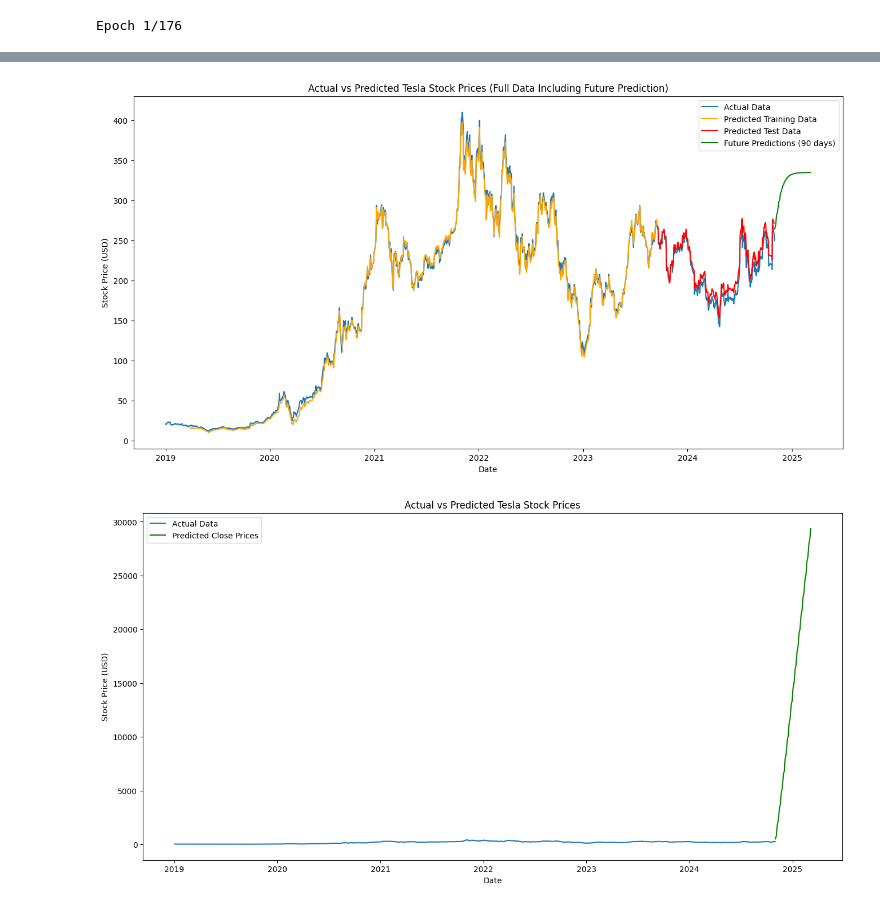
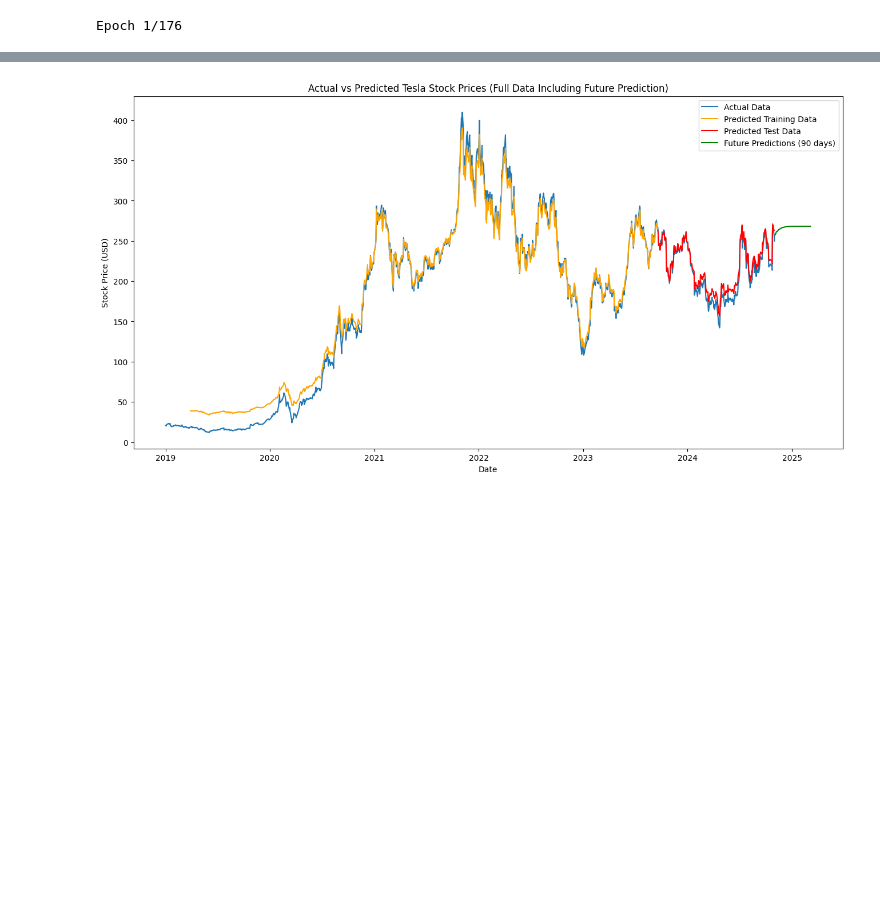
Before and after one commit to TrieuHuynh174/-STAT3013.-P11_Nhom8, a Jupyter notebook: Run LSTM.ipynb, the cells around one changed output, grey strips where cells are left out. Cells and saved outputs as stored; diff of their text form; code cells hidden in the pictures; blank space fills up the shorter version.

```diff
--- a/Run LSTM.ipynb
+++ b/Run LSTM.ipynb
@@ -74,7 +74,7 @@ print(f'Test MAPE: {test_mape:.2%}')
 print(f'Test MAE: {test_mae:.2f}')
 
 # Function to reset random seeds
-def reset_random_seeds(seed=567):
+def reset_random_seeds(seed=11):
     np.random.seed(seed)
     tf.random.set_seed(seed)
 
@@ -117,26 +117,5 @@ plt.xlabel('Date')
 plt.ylabel('Stock Price (USD)')
 plt.legend()
 plt.show()
-# Tính giá trị Close_predicted từ Close và Close_diff
-merged_data['Close_predicted'] = merged_data['Close'].shift(1) + merged_data['Close_diff']
-
-# Với dự đoán từ mô hình
-predicted_close = []
-prev_close = merged_data['Close'].iloc[-1]  # Lấy giá trị Close cuối cùng làm mốc
-
-for diff in future_predictions_rescaled:  # future_predictions_rescaled là các giá trị dự đoán từ Close_diff
-    next_close = prev_close + diff
-    predicted_close.append(next_close)
-    prev_close = next_close
-
-# Vẽ biểu đồ
-plt.figure(figsize=(16, 8))
-plt.plot(merged_data.index, merged_data['Close'], label='Actual Data')
-plt.plot(future_dates, predicted_close, label='Predicted Close Prices', color='green')
-plt.title('Actual vs Predicted Tesla Stock Prices')
-plt.xlabel('Date')
-plt.ylabel('Stock Price (USD)')
-plt.legend()
-plt.show()
 # %% [output]
 Epoch 1/176
@@ -160,5 +139,4 @@ Epoch 7/176
-[figure, old version]
+[figure, new version]
-[figure, removed]
 # %%
 import matplotlib.pyplot as plt
 import seaborn as sns
```
Also changed, not shown: parts of 4 cells of this notebook, 1 other file.
